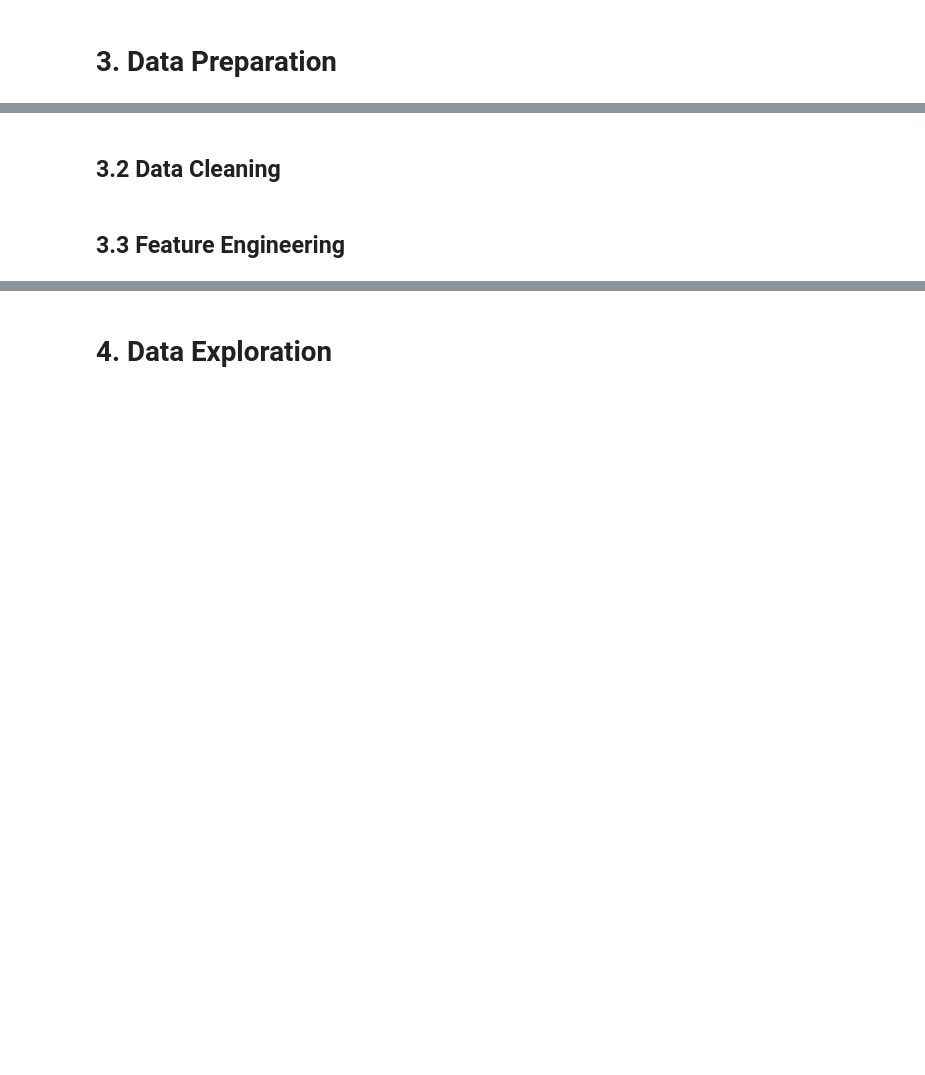
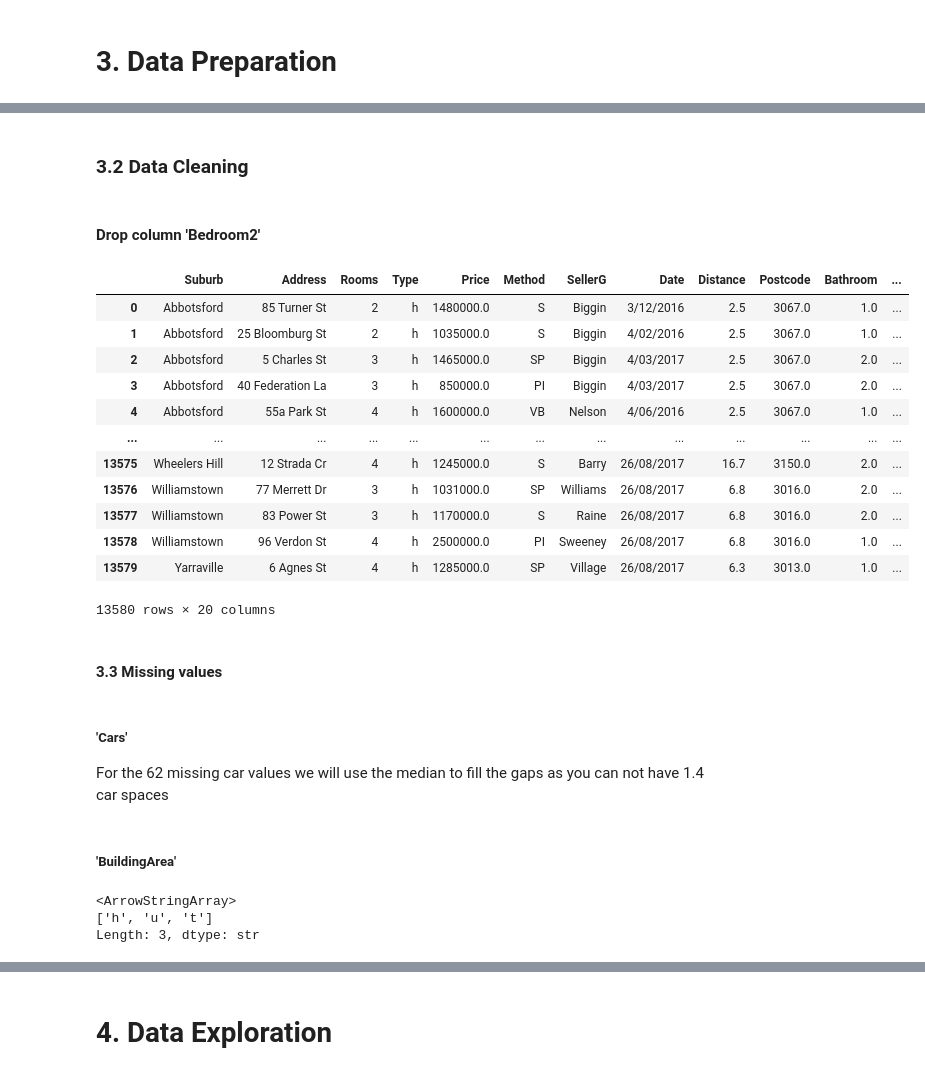
Before and after one commit to DavidK97/MelbourneHousingAnalysis, a Jupyter notebook: MelbournHousingAnalysis.ipynb, the cells around one changed output, grey strips where cells are left out. Saved outputs shown, nothing was run; the diff lists cells and outputs as text; code cells hidden in the pictures; blank space fills up the shorter version.

```diff
--- a/MelbournHousingAnalysis.ipynb
+++ b/MelbournHousingAnalysis.ipynb
@@ -38,0 +45,2 @@ The goal of this project is to investigate the main determinants of housing pric
+# %%
+df_melb = pd.read_csv(r"C:\Users\Administrator\BI\Melbourne\data\melb_data.csv")
@@ -45,4 +194,27 @@ The goal of this project is to investigate the main determinants of housing pric
 # %% [markdown]
-## 3.2 Data Cleaning
+### 3.2 Data Cleaning
-# %% [markdown]
-## 3.3 Feature Engineering
+# %%
+df_melb_clean = df_melb.copy()
+# %% [markdown]
+#### Drop column 'Bedroom2'
+# %%
+df_melb_clean.drop(columns='Bedroom2')
+# %% [output]
+|  | Suburb | Address | Rooms | Type | Price | Method | SellerG | Date | Distance | Postcode | Bathroom | ... |
+| 0 | Abbotsford | 85 Turner St | 2 | h | 1480000.0 | S | Biggin | 3/12/2016 | 2.5 | 3067.0 | 1.0 | ... |
+| 1 | Abbotsford | 25 Bloomburg St | 2 | h | 1035000.0 | S | Biggin | 4/02/2016 | 2.5 | 3067.0 | 1.0 | ... |
+| 2 | Abbotsford | 5 Charles St | 3 | h | 1465000.0 | SP | Biggin | 4/03/2017 | 2.5 | 3067.0 | 2.0 | ... |
+| 3 | Abbotsford | 40 Federation La | 3 | h | 850000.0 | PI | Biggin | 4/03/2017 | 2.5 | 3067.0 | 2.0 | ... |
+| 4 | Abbotsford | 55a Park St | 4 | h | 1600000.0 | VB | Nelson | 4/06/2016 | 2.5 | 3067.0 | 1.0 | ... |
+| ... | ... | ... | ... | ... | ... | ... | ... | ... | ... | ... | ... | ... |
+| 13575 | Wheelers Hill | 12 Strada Cr | 4 | h | 1245000.0 | S | Barry | 26/08/2017 | 16.7 | 3150.0 | 2.0 | ... |
+| 13576 | Williamstown | 77 Merrett Dr | 3 | h | 1031000.0 | SP | Williams | 26/08/2017 | 6.8 | 3016.0 | 2.0 | ... |
+| 13577 | Williamstown | 83 Power St | 3 | h | 1170000.0 | S | Raine | 26/08/2017 | 6.8 | 3016.0 | 2.0 | ... |
+| 13578 | Williamstown | 96 Verdon St | 4 | h | 2500000.0 | PI | Sweeney | 26/08/2017 | 6.8 | 3016.0 | 1.0 | ... |
+| 13579 | Yarraville | 6 Agnes St | 4 | h | 1285000.0 | SP | Village | 26/08/2017 | 6.3 | 3013.0 | 1.0 | ... |
+13580 rows × 20 columns
+# %% [markdown]
+#### 3.3 Missing values
+# %% [markdown]
+##### 'Cars'
+For the 62 missing car values we will use the median to fill the gaps as you can not have 1.4 car spaces
@@ -48,0 +224,9 @@ The goal of this project is to investigate the main determinants of housing pric
+# %% [markdown]
+##### 'BuildingArea'
+# %%
+# First we will check that the rows with missing BuildingArea are not empty lots without buildings (development sites)
+df_melb_clean['Type'].unique()
+# %% [output]
+<ArrowStringArray>
+['h', 'u', 't']
+Length: 3, dtype: str
```
Also changed, not shown: parts of 30 cells of this notebook.
